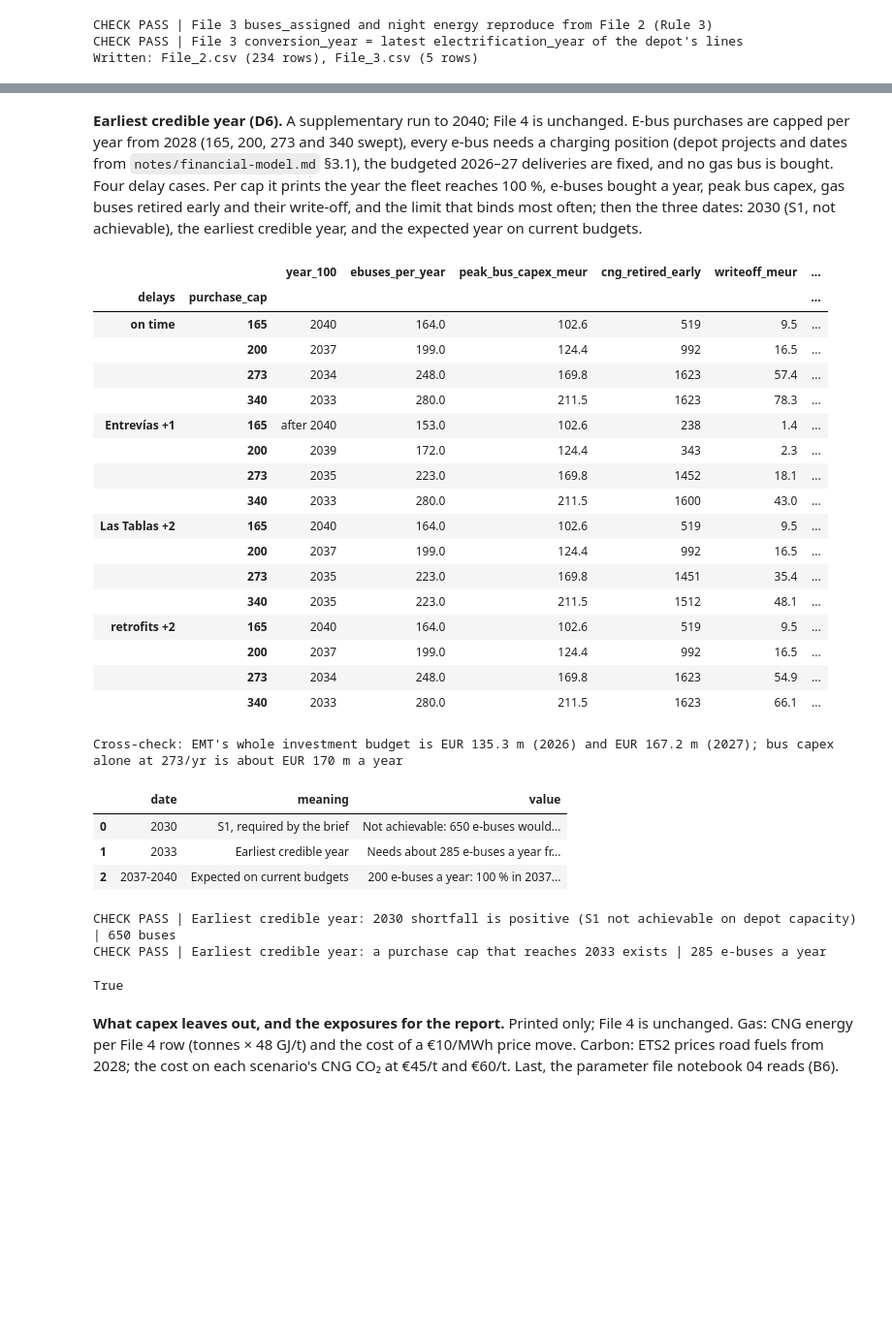
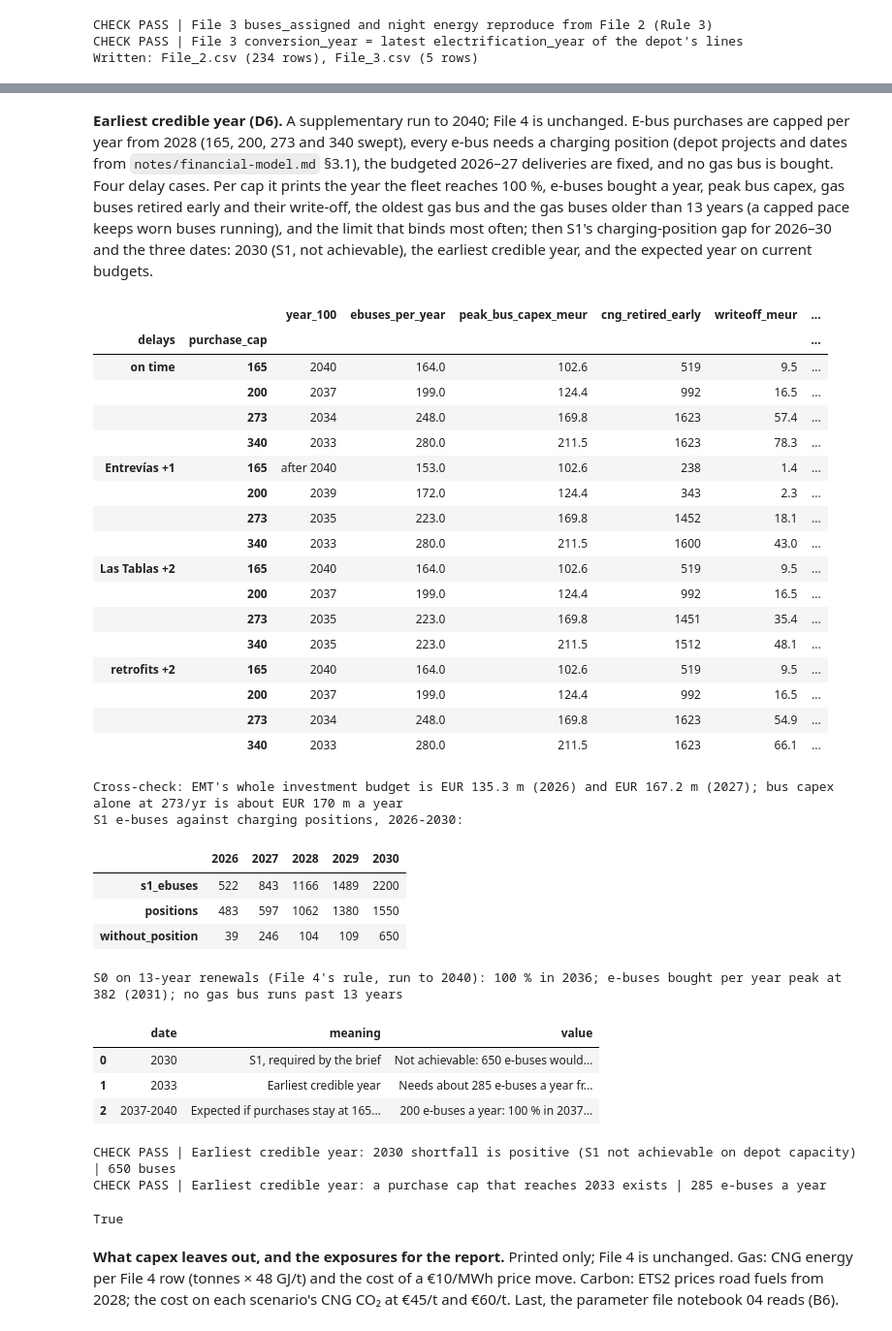
Before and after one commit to ella-garcia/madrid-bus-electrification, a Jupyter notebook: notebooks/01_Madrid_Electrification_Main.ipynb, the cells around one changed output, grey strips where cells are left out. Shown at 97% size. Cells and saved outputs as stored; diff of their text form; code cells hidden in the pictures; blank space fills up the shorter version.

```diff
--- a/notebooks/01_Madrid_Electrification_Main.ipynb
+++ b/notebooks/01_Madrid_Electrification_Main.ipynb
@@ -1824,6 +1867,9 @@ ZE_ONLY_FROM = assume("Year from which every S0 replacement is zero-emission (D5
                       "Regulation (EU) 2024/1610: 90 % of new city buses zero-emission from 2030, 100 % from 2035 "
                       "(https://climate.ec.europa.eu/eu-action/transport-decarbonisation/road-transport/lorries-buses-and-coaches_en); "
                       "EMT buying only zero-emission from 2030 is the team's reading (A)", "File 4 S0 from 2030", "90 % share 2030-34")
+NO_GAS_PURCHASES = assume("No gas bus is bought in either scenario (D8)", True, "A",
+                          "Team decision, 24 Nov 2026: no gas-bus order for 2026 or later is evidenced; EMT's 2026 and 2027 budgets buy "
+                          "e-buses only", "File 4 S0 2026-2029", "S0 refills with gas until 2029")
 def s0_pace(y):
     return S0_DELIVERIES.get(y, round(S0_PACE_UNADJUSTED))
 
@@ -1844,7 +1890,8 @@ conv_bus = {y: later.loc[later.electrification_year <= y, "peak_buses"].sum() /
 conv_km = {y: later.loc[later.electrification_year <= y, "daily_km"].sum() / later.daily_km.sum() for y in [2025] + YEARS_F4}
 print(f"Service km {KM_YEAR / 1e6:.1f} M/yr | articulated km share {ART_KM_SHARE:.1%} | kWh/km {KWH_KM:.3f} | CNG kg/km {CNG_KG_KM:.3f} | "
       f"2025 ZE share {S25:.1%}")
-print(f"S0 pace: unadjusted {S0_PACE_UNADJUSTED:.1f}/yr (2021-25); adjusted {[s0_pace(y) for y in YEARS_F4]} (2026-2035), "
-      f"all replacements zero-emission from {ZE_ONLY_FROM}")
+print(f"S0 inputs: unadjusted pace {S0_PACE_UNADJUSTED:.1f}/yr (2021-25); target {S0_DELIVERIES[2026]} (2026), {S0_DELIVERIES[2027]} (2027), "
+      f"then {round(S0_PACE_UNADJUSTED)}/yr; no gas bus bought (D8); every replacement zero-emission from {ZE_ONLY_FROM} (D5). "
+      "The additions File 4 actually uses are printed after the File 4 table.")
 # %% [output]
 Service km 124.6 M/yr | articulated km share 3.7% | kWh/km 1.321 | CNG kg/km 0.457 | 2025 ZE share 20.9%
@@ -1966,5 +2033,5 @@ Written: File_4.csv (20 rows). S0 reaches 92.4 % in 2035.
 # %% [markdown]
-**Earliest credible year (D6).** A supplementary run to 2040; File 4 is unchanged. E-bus purchases are capped per year from 2028 (165, 200, 273 and 340 swept), every e-bus needs a charging position (depot projects and dates from `notes/financial-model.md` §3.1), the budgeted 2026–27 deliveries are fixed, and no gas bus is bought. Four delay cases. Per cap it prints the year the fleet reaches 100 %, e-buses bought a year, peak bus capex, gas buses retired early and their write-off, and the limit that binds most often; then the three dates: 2030 (S1, not achievable), the earliest credible year, and the expected year on current budgets.
+**Earliest credible year (D6).** A supplementary run to 2040; File 4 is unchanged. E-bus purchases are capped per year from 2028 (165, 200, 273 and 340 swept), every e-bus needs a charging position (depot projects and dates from `notes/financial-model.md` §3.1), the budgeted 2026–27 deliveries are fixed, and no gas bus is bought. Four delay cases. Per cap it prints the year the fleet reaches 100 %, e-buses bought a year, peak bus capex, gas buses retired early and their write-off, the oldest gas bus and the gas buses older than 13 years (a capped pace keeps worn buses running), and the limit that binds most often; then S1's charging-position gap for 2026–30 and the three dates: 2030 (S1, not achievable), the earliest credible year, and the expected year on current budgets.
 # %%
 # Earliest credible year (B2, D6). Supplementary run to 2040; writes nothing to File 4.
 PURCHASE_CAPS = assume("E-buses EMT can buy per year from 2028 (swept)", [165, 200, 273, 340], "A",
@@ -2019,8 +2086,10 @@ def fleet_100_year(purchase_cap, delays=None, horizon=2040):
         b = pd.concat([b, pd.DataFrame({"fuel": ["BEV"] * buy, "size": "Standard", "age": 0.0})], ignore_index=True)
         n_cng = int((b.fuel == "CNG").sum())
         binding = ("none" if n_cng == 0 else "deliveries" if buy == limit_deliv else "chargers" if buy == room + len(bev_eol) else "gas fleet")
+        g = b.loc[b.fuel == "CNG", "age"]
         rows.append(dict(year=y, bought=buy, capacity=cap[y], n_bev=int((b.fuel == "BEV").sum()), n_cng=n_cng,
-                         bus_capex_meur=round(buy * AVG_BUS_PRICE / 1e6, 1), binding=binding))
+                         bus_capex_meur=round(buy * AVG_BUS_PRICE / 1e6, 1), binding=binding,
+                         oldest_gas=float(g.max()) if len(g) else 0.0, gas_over_life=int((g > BUS_LIFE).sum())))
     df = pd.DataFrame(rows)
     done = df.loc[df.n_cng == 0, "year"]
     y100 = int(done.min()) if len(done) else None
@@ -2029,12 +2098,25 @@ def fleet_100_year(purchase_cap, delays=None, horizon=2040):
     return dict(purchase_cap=purchase_cap, year_100=y100 or f"after {horizon}",
                 ebuses_per_year=round(act[act.year >= 2028].bought.mean(), 0), peak_bus_capex_meur=act.bus_capex_meur.max(),
                 cng_retired_early=early_n, writeoff_meur=round(writeoff, 1),
+                oldest_gas_bus_years=round(act.oldest_gas.max(), 1), gas_buses_over_13y_peak=int(act.gas_over_life.max()),
                 binding=bind.value_counts().index[0] if len(bind) else "none"), df
 
 sweep = pd.DataFrame([{**fleet_100_year(c, d)[0], "delays": dn} for dn, d in DELAY_CASES.items() for c in PURCHASE_CAPS])
 display(sweep.set_index(["delays", "purchase_cap"]))
 print(f"Cross-check: EMT's whole investment budget is EUR {EMT_INVEST_BUDGET[2026]} m (2026) and EUR {EMT_INVEST_BUDGET[2027]} m (2027); "
       f"bus capex alone at 273/yr is about EUR {273 * AVG_BUS_PRICE / 1e6:.0f} m a year")
+
+# B3: S1 needs a charging position for every e-bus; positions from the depot projects above
+s1_gap = pd.DataFrame({y: dict(s1_ebuses=int(s1t.loc[y, "n_bev"]), positions=capacity_by_year({})[y],
+                               without_position=int(s1t.loc[y, "n_bev"] - capacity_by_year({})[y])) for y in range(2026, 2031)})
+print("S1 e-buses against charging positions, 2026-2030:")
+display(s1_gap)
+
+# B2: S0 on 13-year renewals beyond File 4's horizon (printed only)
+s0_ext = simulate_f4(0, years=range(2026, 2041)).set_index("year")
+S0_100_YEAR = int(s0_ext.index[s0_ext.ze_share_pct >= 100].min())
+print(f"S0 on 13-year renewals (File 4's rule, run to 2040): 100 % in {S0_100_YEAR}; e-buses bought per year peak at "
+      f"{int(s0_ext._bought_bev.max())} ({int(s0_ext._bought_bev.idxmax())}); no gas bus runs past 13 years")
 
 # Three dates (D6), each from a run
 cap2030 = capacity_by_year({})[2030]
@@ -2046,43 +2128,50 @@ EARLIEST = pd.DataFrame([
     dict(date=2030, meaning="S1, required by the brief", value=f"Not achievable: {need2030 - cap2030} e-buses would have no charging position in 2030 "
          f"({cap2030} positions for {need2030} buses), and S1 needs about {round((need2030 - BASELINE_2025['n_bev']) / 5)} e-buses a year "
          f"against a record of 159"),
     dict(date=2033, meaning="Earliest credible year", value=f"Needs about {min_cap_2033} e-buses a year from 2028 (renewals included) and "
          f"Las Tablas finished by 2031 (run: {_y100.get(min_cap_2033)})"),
-    dict(date=f"{alt200['year_100']}-{expected['year_100']}", meaning="Expected on current budgets",
-         value=f"200 e-buses a year: 100 % in {alt200['year_100']}; about EMT's record pace (165 a year, renewals included): "
-               f"{expected['year_100']}, with {expected['cng_retired_early']} gas buses retired early (EUR {expected['writeoff_meur']} m written off)"),
+    dict(date=f"{alt200['year_100']}-{expected['year_100']}", meaning="Expected if purchases stay at 165-200 a year",
+         value=f"200 e-buses a year: 100 % in {alt200['year_100']}; 165 a year: {expected['year_100']}, with gas buses running to "
+               f"{expected['oldest_gas_bus_years']:.0f} years. On 13-year renewals (File 4's S0): 100 % in {S0_100_YEAR}, with purchases "
+               f"peaking at {int(s0_ext._bought_bev.max())} a year"),
 ])
 with pd.option_context("display.max_colwidth", None):
     display(EARLIEST)
 check("Earliest credible year: 2030 shortfall is positive (S1 not achievable on depot capacity)", need2030 > cap2030, f"{need2030 - cap2030} buses")
 check("Earliest credible year: a purchase cap that reaches 2033 exists", min_cap_2033 is not None, f"{min_cap_2033} e-buses a year")
 # %% [output]
 |  |  | year_100 | ebuses_per_year | peak_bus_capex_meur | cng_retired_early | writeoff_meur | ... |
 | delays | purchase_cap |  |  |  |  |  | ... |
 | on time | 165 | 2040 | 164.0 | 102.6 | 519 | 9.5 | ... |
 |  | 200 | 2037 | 199.0 | 124.4 | 992 | 16.5 | ... |
 |  | 273 | 2034 | 248.0 | 169.8 | 1623 | 57.4 | ... |
 |  | 340 | 2033 | 280.0 | 211.5 | 1623 | 78.3 | ... |
 | Entrevías +1 | 165 | after 2040 | 153.0 | 102.6 | 238 | 1.4 | ... |
 |  | 200 | 2039 | 172.0 | 124.4 | 343 | 2.3 | ... |
 |  | 273 | 2035 | 223.0 | 169.8 | 1452 | 18.1 | ... |
 |  | 340 | 2033 | 280.0 | 211.5 | 1600 | 43.0 | ... |
 | Las Tablas +2 | 165 | 2040 | 164.0 | 102.6 | 519 | 9.5 | ... |
 |  | 200 | 2037 | 199.0 | 124.4 | 992 | 16.5 | ... |
 |  | 273 | 2035 | 223.0 | 169.8 | 1451 | 35.4 | ... |
 |  | 340 | 2035 | 223.0 | 211.5 | 1512 | 48.1 | ... |
 | retrofits +2 | 165 | 2040 | 164.0 | 102.6 | 519 | 9.5 | ... |
 |  | 200 | 2037 | 199.0 | 124.4 | 992 | 16.5 | ... |
 |  | 273 | 2034 | 248.0 | 169.8 | 1623 | 54.9 | ... |
 |  | 340 | 2033 | 280.0 | 211.5 | 1623 | 66.1 | ... |
 Cross-check: EMT's whole investment budget is EUR 135.3 m (2026) and EUR 167.2 m (2027); bus capex alone at 273/yr is about EUR 170 m a year
+S1 e-buses against charging positions, 2026-2030:
-|  | date | meaning | value |
-| 0 | 2030 | S1, required by the brief | Not achievable: 650 e-buses would... |
-| 1 | 2033 | Earliest credible year | Needs about 285 e-buses a year fr... |
-| 2 | 2037-2040 | Expected on current budgets | 200 e-buses a year: 100 % in 2037... |
+|  | 2026 | 2027 | 2028 | 2029 | 2030 |
+| s1_ebuses | 522 | 843 | 1166 | 1489 | 2200 |
+| positions | 483 | 597 | 1062 | 1380 | 1550 |
+| without_position | 39 | 246 | 104 | 109 | 650 |
-CHECK PASS | Earliest credible year: 2030 shortfall is positive (S1 not achievable on depot capacity) | 650 buses
-CHECK PASS | Earliest credible year: a purchase cap that reaches 2033 exists | 285 e-buses a year
+S0 on 13-year renewals (File 4's rule, run to 2040): 100 % in 2036; e-buses bought per year peak at 382 (2031); no gas bus runs past 13 years
+|  | date | meaning | value |
+| 0 | 2030 | S1, required by the brief | Not achievable: 650 e-buses would... |
+| 1 | 2033 | Earliest credible year | Needs about 285 e-buses a year fr... |
+| 2 | 2037-2040 | Expected if purchases stay at 165... | 200 e-buses a year: 100 % in 2037... |
-True
+CHECK PASS | Earliest credible year: 2030 shortfall is positive (S1 not achievable on depot capacity) | 650 buses
+CHECK PASS | Earliest credible year: a purchase cap that reaches 2033 exists | 285 e-buses a year
+True
 # %% [markdown]
 **What capex leaves out, and the exposures for the report.** Printed only; File 4 is unchanged. Gas: CNG energy per File 4 row (tonnes × 48 GJ/t) and the cost of a €10/MWh price move. Carbon: ETS2 prices road fuels from 2028; the cost on each scenario's CNG CO₂ at €45/t and €60/t. Last, the parameter file notebook 04 reads (B6).
 # %%
```
Also changed, not shown: parts of 18 cells of this notebook, 17 other files.
